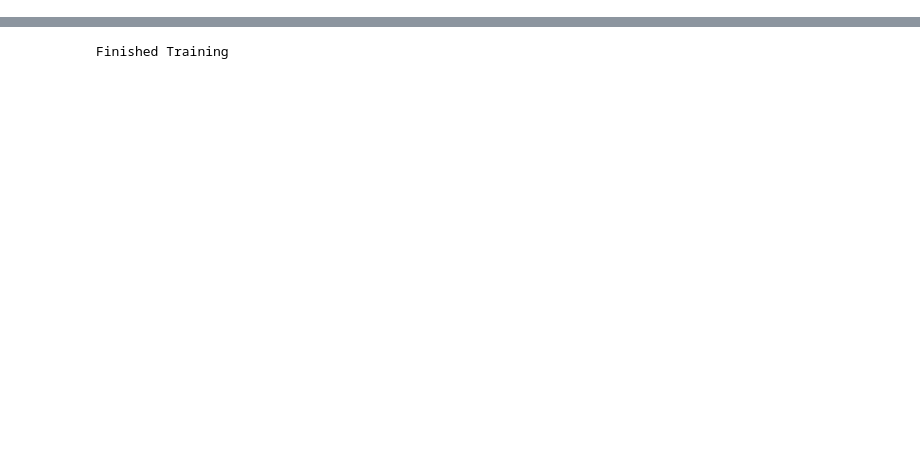
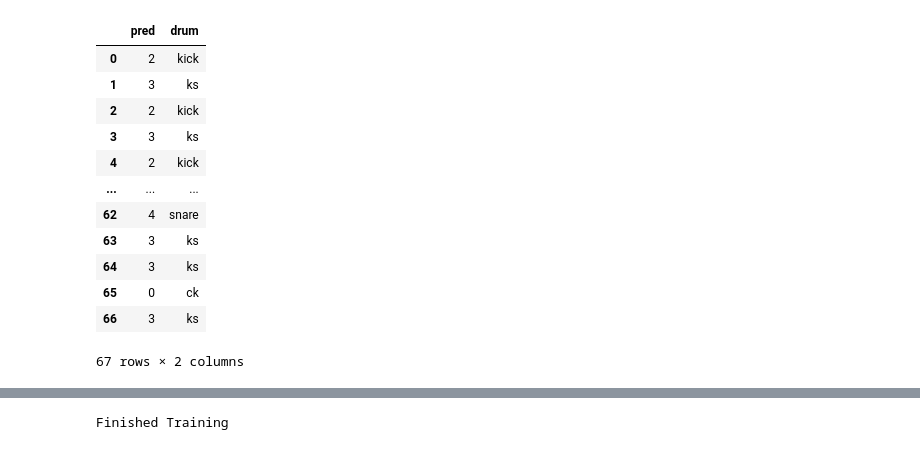
Before and after one commit to erinlopez/ADT, a Jupyter notebook: drums pytorch.ipynb, the cells around one changed output, grey strips where cells are left out. Cells and saved outputs as stored; diff of their text form; code cells hidden in the pictures; blank space fills up the shorter version.

```diff
--- a/drums pytorch.ipynb
+++ b/drums pytorch.ipynb
@@ -112,0 +136,16 @@ Epoch 9: model accuracy 96.88%
+# %%
+rockacc
+# %% [output]
+|  | pred | drum |
+| 0 | 2 | kick |
+| 1 | 3 | ks |
+| 2 | 2 | kick |
+| 3 | 3 | ks |
+| 4 | 2 | kick |
+| ... | ... | ... |
+| 62 | 4 | snare |
+| 63 | 3 | ks |
+| 64 | 3 | ks |
+| 65 | 0 | ck |
+| 66 | 3 | ks |
+67 rows × 2 columns
```
Also changed, not shown: parts of 18 cells of this notebook.
